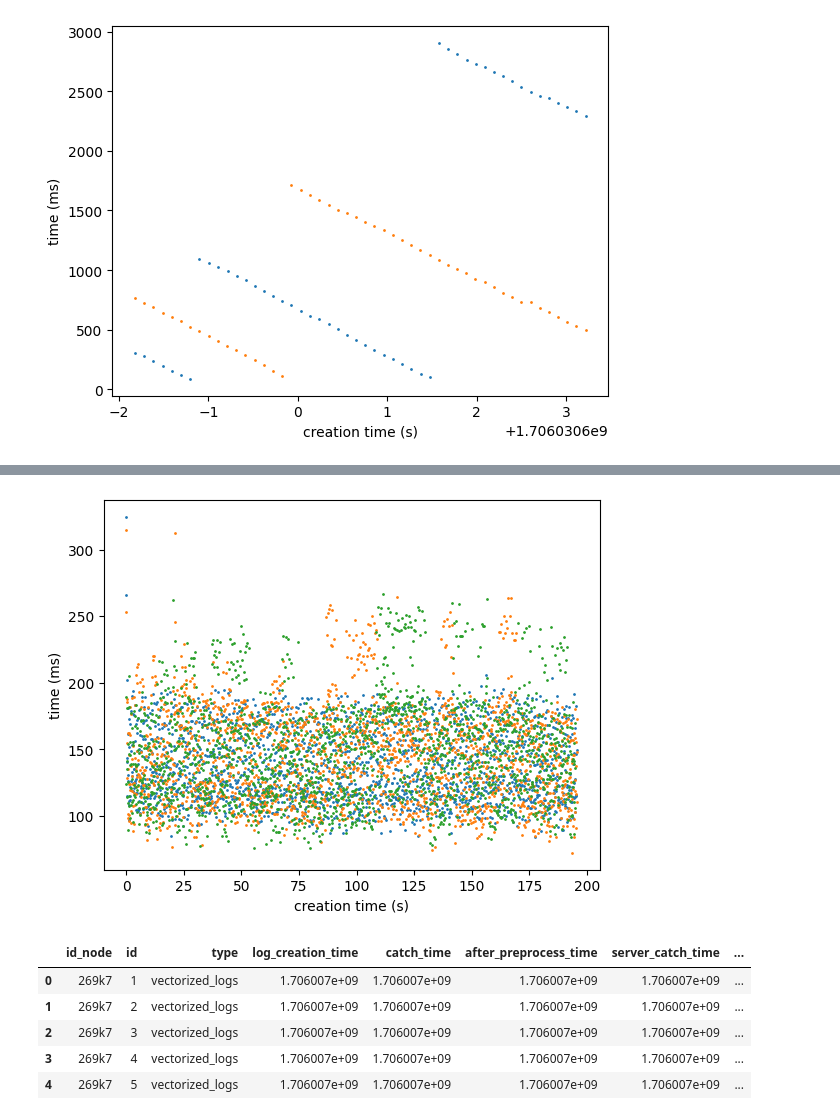
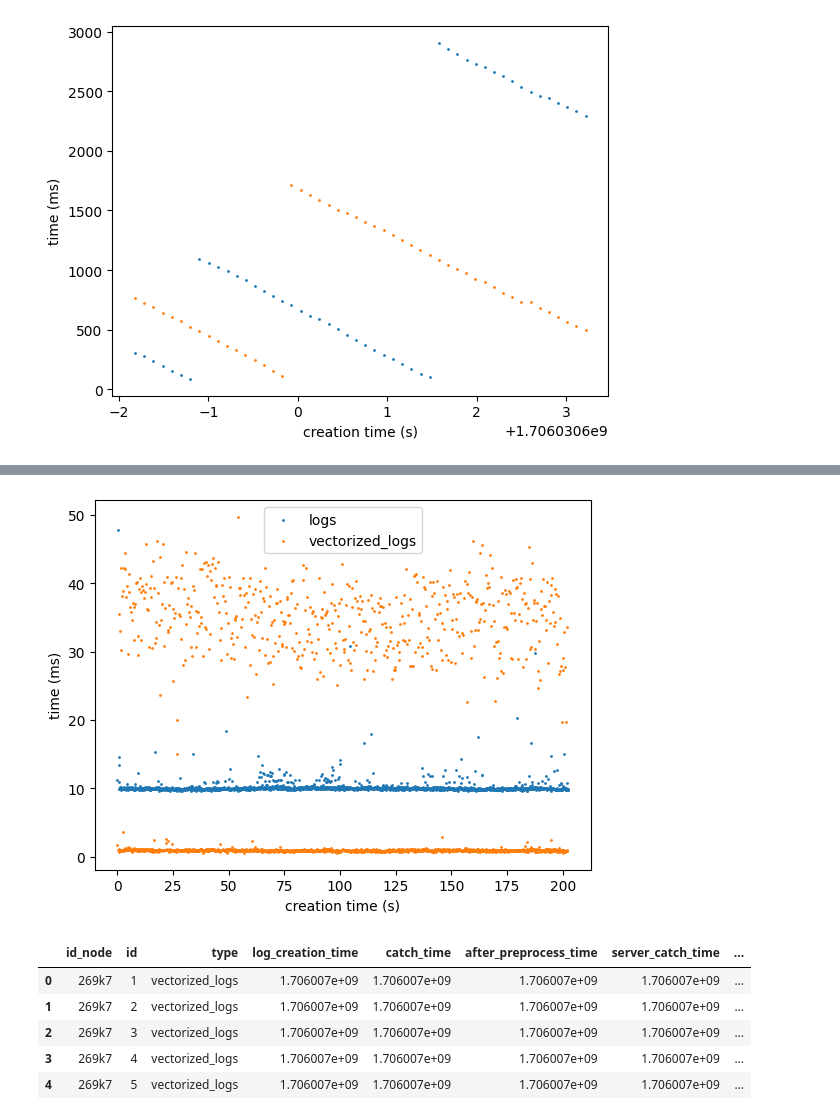
Before and after one commit to Lucaserf/ObsProject, a Jupyter notebook: data/data_visualization.ipynb, the cells around one changed output, grey strips where cells are left out. Drawn from its saved outputs; the diff is of its cells as text; code cells hidden in the pictures.

Commit message:
labels on plot

```diff
--- a/data/data_visualization.ipynb
+++ b/data/data_visualization.ipynb
@@ -113,25 +102,26 @@ def concatenate_df(df_list_names):
     df = pd.concat([df[:min_len*df["parallelism"][0]] for df in df_list])
     return df
 # %%
-df = concatenate_df(["time_vec1.txt","time_vec2.txt"])
+df = concatenate_df(["time_logs1.txt","time_vec1.txt"])
 
 fig, ax = plt.subplots()
 for id_node in df.id_node.unique():
     node_df = df[df.id_node == id_node]
     x = node_df.log_creation_time.values - node_df.log_creation_time.values[0]
-    y = (node_df.completion_time.values - node_df.log_creation_time.values)*1000
+    y = (node_df.server_catch_time.values - node_df.after_preprocess_time.values)*1000
     #eliminate outliers
-    condition = True
+    condition = y < 50
     x = x[condition]
     y = y[condition]
-    ax.scatter(x,y,s=1,zorder=1)
+    ax.scatter(x,y,s=1,zorder=1,label=node_df.type.values[0])
 
 plt.xlabel('creation time (s)')
 plt.ylabel('time (ms)')
+plt.legend()
 
 plt.show()
 # %% [output]
-[figure, old version]
+[figure, new version]
 # %%
 df = pd.read_csv("data/logging_data/time_vec1.txt")
 df.head()
```
Also changed, not shown: parts of 2 cells of this notebook.
